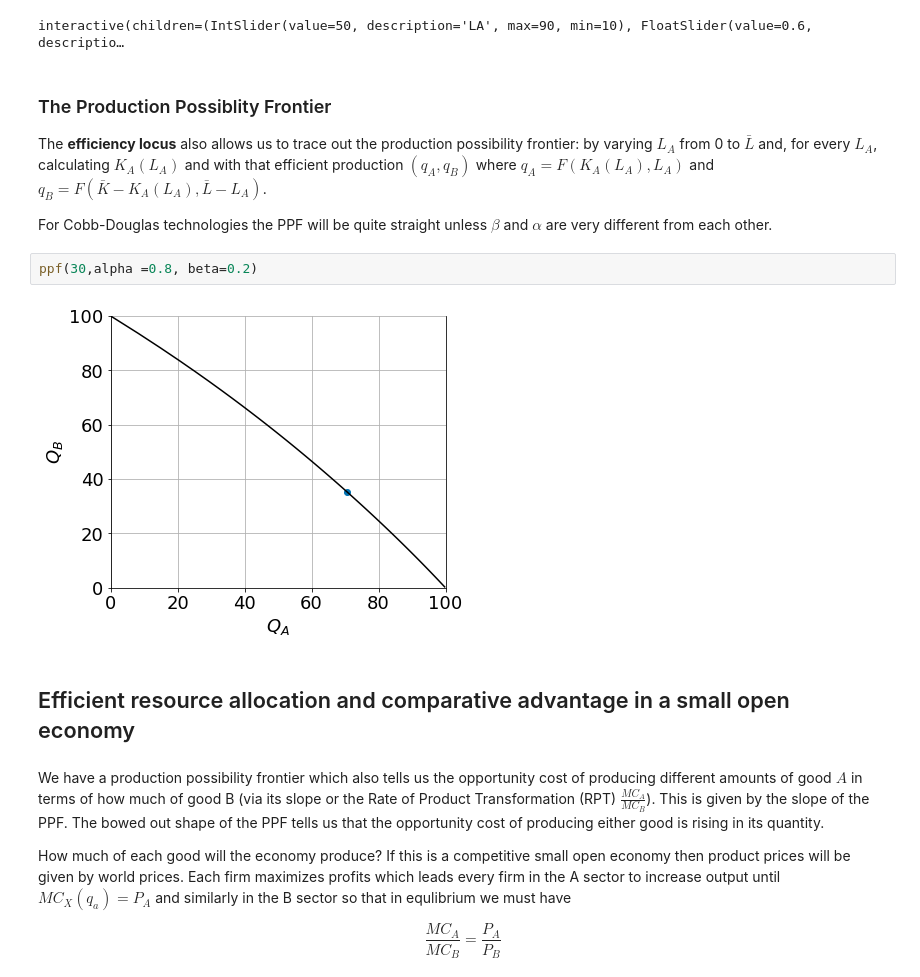
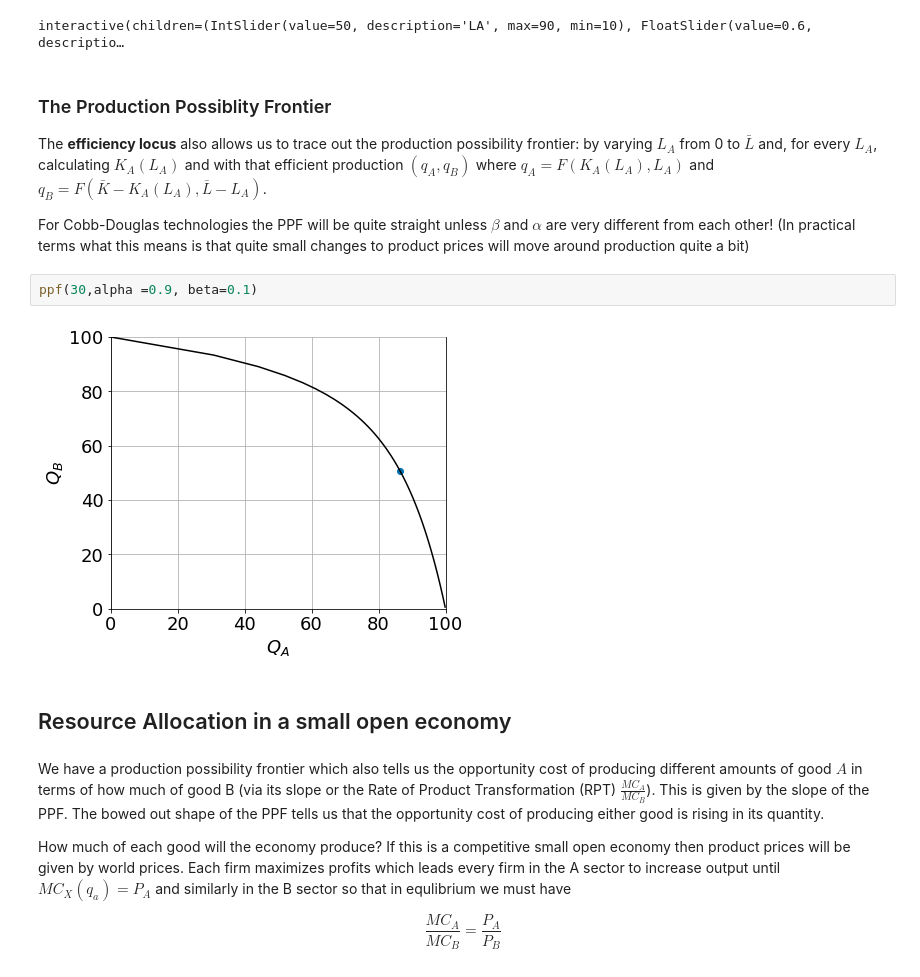
Before and after one commit to jhconning/Econ-Teach, a Jupyter notebook: notebooks/trade/HOS.ipynb, the cells around one changed output. Cells and saved outputs as stored; diff of their text form.

```diff
--- a/notebooks/trade/HOS.ipynb
+++ b/notebooks/trade/HOS.ipynb
@@ -63,13 +73,14 @@ interactive(children=(IntSlider(value=50, description='LA', max=90, min=10), Flo
 
 The **efficiency locus** also allows us to trace out the production possibility frontier: by varying $L_A$ from 0 to $\bar L$ and, for every $L_A$, calculating $K_A(L_A)$ and with that efficient production $(q_A,q_B)$ where $q_A=F(K_A(L_A), L_A)$ and $q_B=F(\bar K - K_A(L_A), \bar L - L_A)$.
 
-For Cobb-Douglas technologies the PPF will be quite straight unless $\beta$ and $\alpha$ are very different from each other.
+For Cobb-Douglas technologies the PPF will be quite straight unless $\beta$ and $\alpha$ are very different from each other!
+(In practical terms what this means is that quite small changes to product prices will move around production quite a bit)
 # %%
-ppf(30,alpha =0.8, beta=0.2)
+ppf(30,alpha =0.9, beta=0.1)
 # %% [output]
-[figure, old version]
+[figure, new version]
 # %% [markdown]
-## Efficient resource allocation and comparative advantage in a small open economy
+## Resource Allocation in a small open economy
 # %% [markdown]
 We have a production possibility frontier which also tells us the opportunity cost of producing different amounts of good $A$ in terms of how much of good B (via its slope or the Rate of Product Transformation (RPT) $\frac{MC_A}{MC_B}$). This is given by the slope of the PPF. The bowed out shape of the PPF tells us that the opportunity cost of producing either good is rising in its quantity.
 
```
Also changed, not shown: parts of 20 cells of this notebook, 3 other files.
